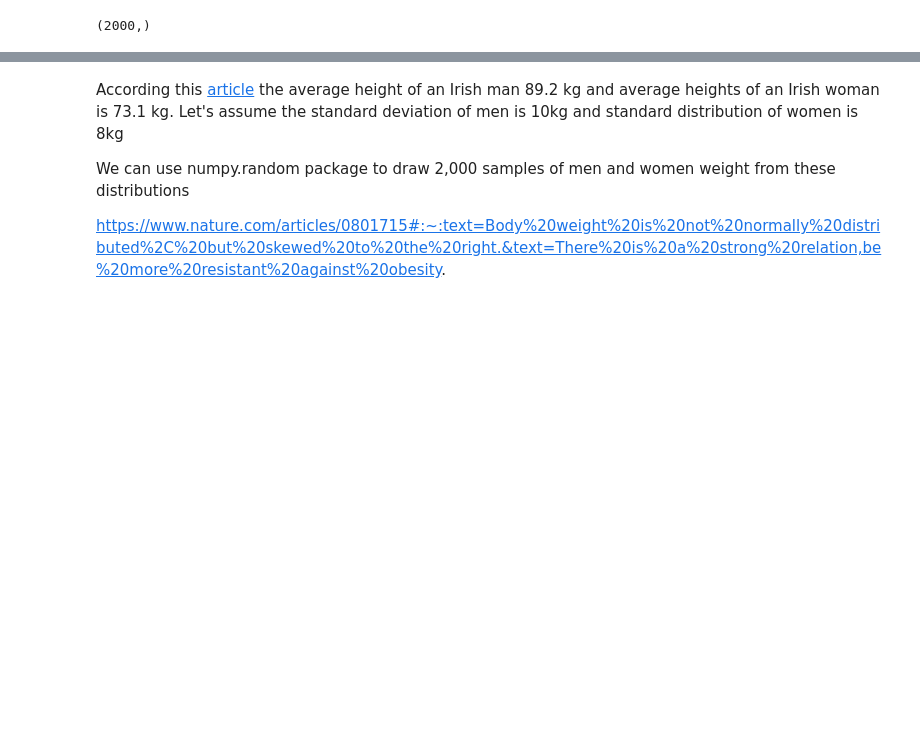
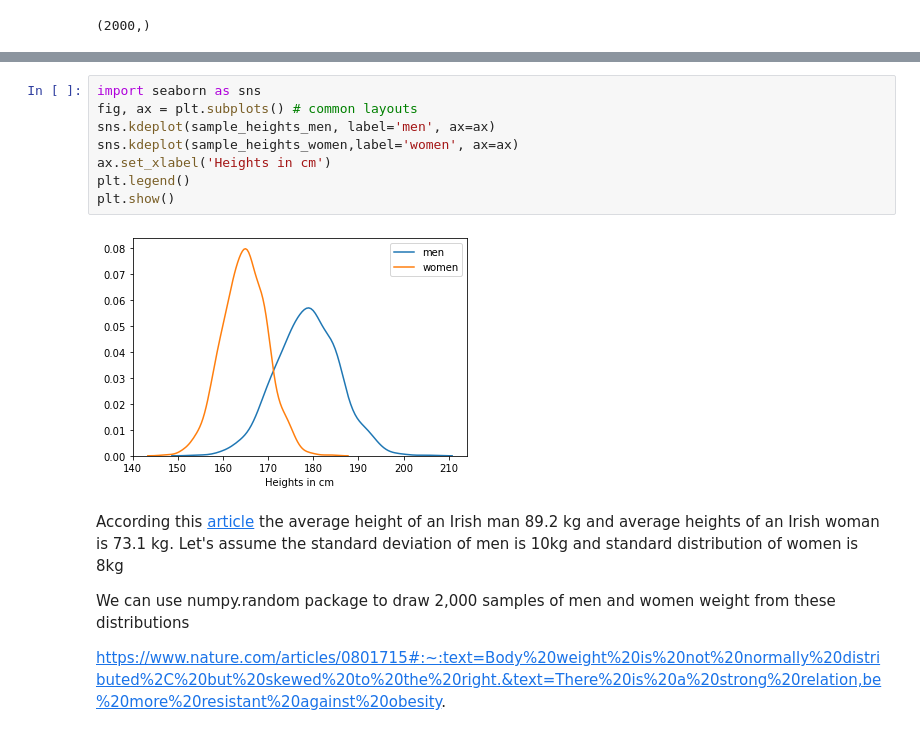
Before and after one commit to BYalini/project_programming_for_data_analysis, a Jupyter notebook: PDA_Project2020.ipynb, the cells around one changed output, grey strips where cells are left out. Cells and saved outputs as stored; diff of their text form; blank space fills up the shorter version.

```diff
--- a/PDA_Project2020.ipynb
+++ b/PDA_Project2020.ipynb
@@ -35,3 +57,13 @@ heights.shape
+# %%
+import seaborn as sns
+fig, ax = plt.subplots() # common layouts
+sns.kdeplot(sample_heights_men, label='men', ax=ax)
+sns.kdeplot(sample_heights_women,label='women', ax=ax)
+ax.set_xlabel('Heights in cm')
+plt.legend()
+plt.show()
+# %% [output]
+[figure, added]
 # %% [markdown]
 According this [article](https://www.worlddata.info/average-bodyheight.php) the average height of an Irish man 89.2 kg and average heights of an Irish woman is 73.1 kg. Let's assume the standard deviation of men is 10kg and standard distribution of women is 8kg
 
```
Also changed, not shown: parts of 12 cells of this notebook, 1 other file.
